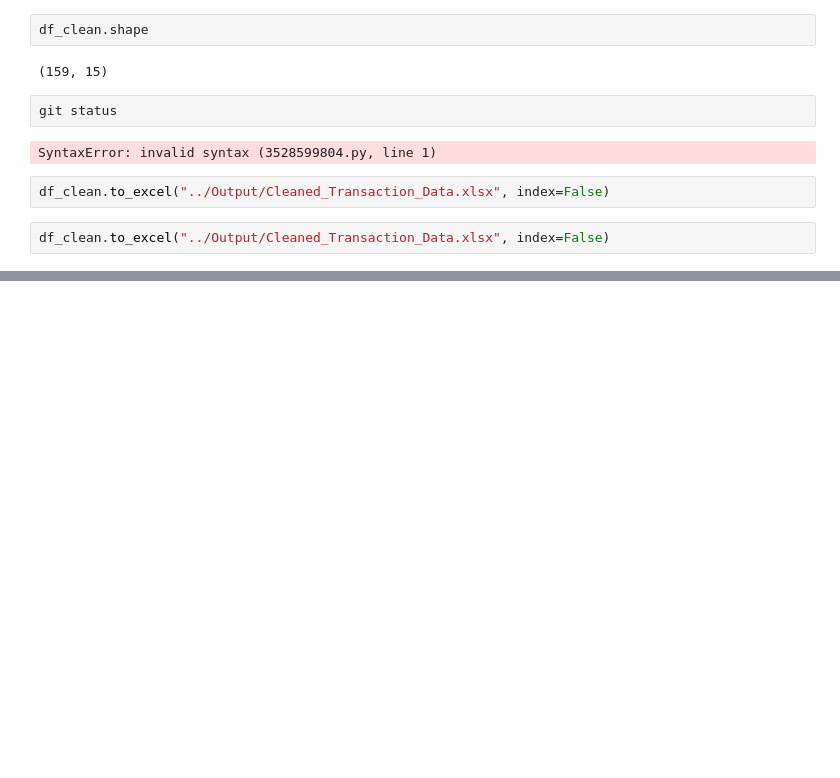
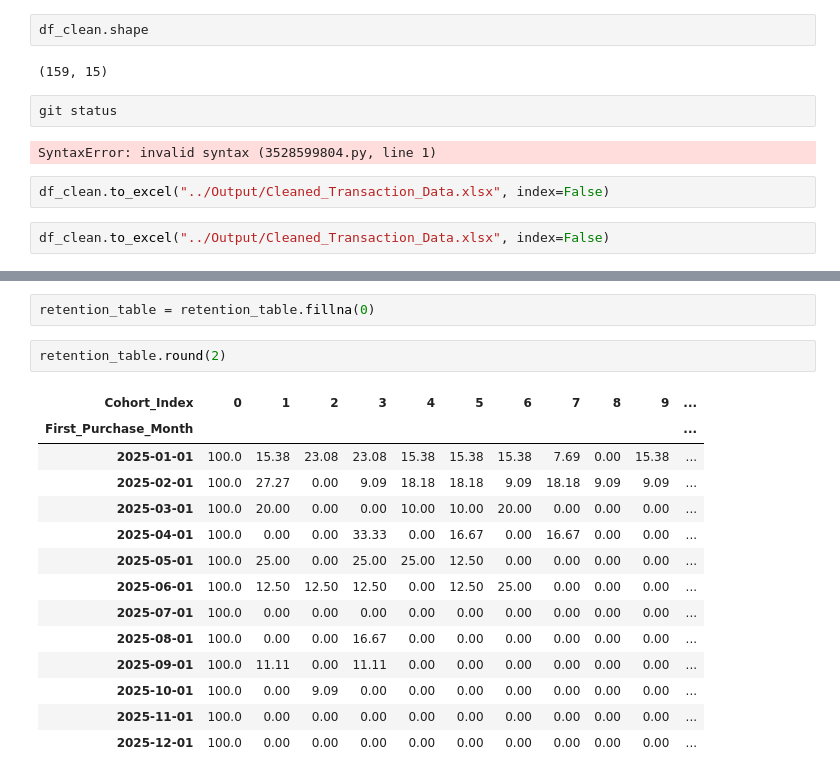
Before and after one commit to Harslshnde/Infotact-Project-2-Cohort-Retention, a Jupyter notebook: Notebooks/transactional_data_cleaning.ipynb, the cells around one changed output, grey strips where cells are left out. Drawn from its saved outputs; the diff is of its cells as text; blank space fills up the shorter version.

```diff
--- a/Notebooks/transactional_data_cleaning.ipynb
+++ b/Notebooks/transactional_data_cleaning.ipynb
@@ -716,0 +824,19 @@ df_clean.to_excel("../Output/Cleaned_Transaction_Data.xlsx", index=False)
+# %%
+retention_table = retention_table.fillna(0)
+# %%
+retention_table.round(2)
+# %% [output]
+| Cohort_Index | 0 | 1 | 2 | 3 | 4 | 5 | 6 | 7 | 8 | 9 | ... |
+| First_Purchase_Month |  |  |  |  |  |  |  |  |  |  | ... |
+| 2025-01-01 | 100.0 | 15.38 | 23.08 | 23.08 | 15.38 | 15.38 | 15.38 | 7.69 | 0.00 | 15.38 | ... |
+| 2025-02-01 | 100.0 | 27.27 | 0.00 | 9.09 | 18.18 | 18.18 | 9.09 | 18.18 | 9.09 | 9.09 | ... |
+| 2025-03-01 | 100.0 | 20.00 | 0.00 | 0.00 | 10.00 | 10.00 | 20.00 | 0.00 | 0.00 | 0.00 | ... |
+| 2025-04-01 | 100.0 | 0.00 | 0.00 | 33.33 | 0.00 | 16.67 | 0.00 | 16.67 | 0.00 | 0.00 | ... |
+| 2025-05-01 | 100.0 | 25.00 | 0.00 | 25.00 | 25.00 | 12.50 | 0.00 | 0.00 | 0.00 | 0.00 | ... |
+| 2025-06-01 | 100.0 | 12.50 | 12.50 | 12.50 | 0.00 | 12.50 | 25.00 | 0.00 | 0.00 | 0.00 | ... |
+| 2025-07-01 | 100.0 | 0.00 | 0.00 | 0.00 | 0.00 | 0.00 | 0.00 | 0.00 | 0.00 | 0.00 | ... |
+| 2025-08-01 | 100.0 | 0.00 | 0.00 | 16.67 | 0.00 | 0.00 | 0.00 | 0.00 | 0.00 | 0.00 | ... |
+| 2025-09-01 | 100.0 | 11.11 | 0.00 | 11.11 | 0.00 | 0.00 | 0.00 | 0.00 | 0.00 | 0.00 | ... |
+| 2025-10-01 | 100.0 | 0.00 | 9.09 | 0.00 | 0.00 | 0.00 | 0.00 | 0.00 | 0.00 | 0.00 | ... |
+| 2025-11-01 | 100.0 | 0.00 | 0.00 | 0.00 | 0.00 | 0.00 | 0.00 | 0.00 | 0.00 | 0.00 | ... |
+| 2025-12-01 | 100.0 | 0.00 | 0.00 | 0.00 | 0.00 | 0.00 | 0.00 | 0.00 | 0.00 | 0.00 | ... |
```
Also changed, not shown: parts of 36 cells of this notebook, 1 other file.
